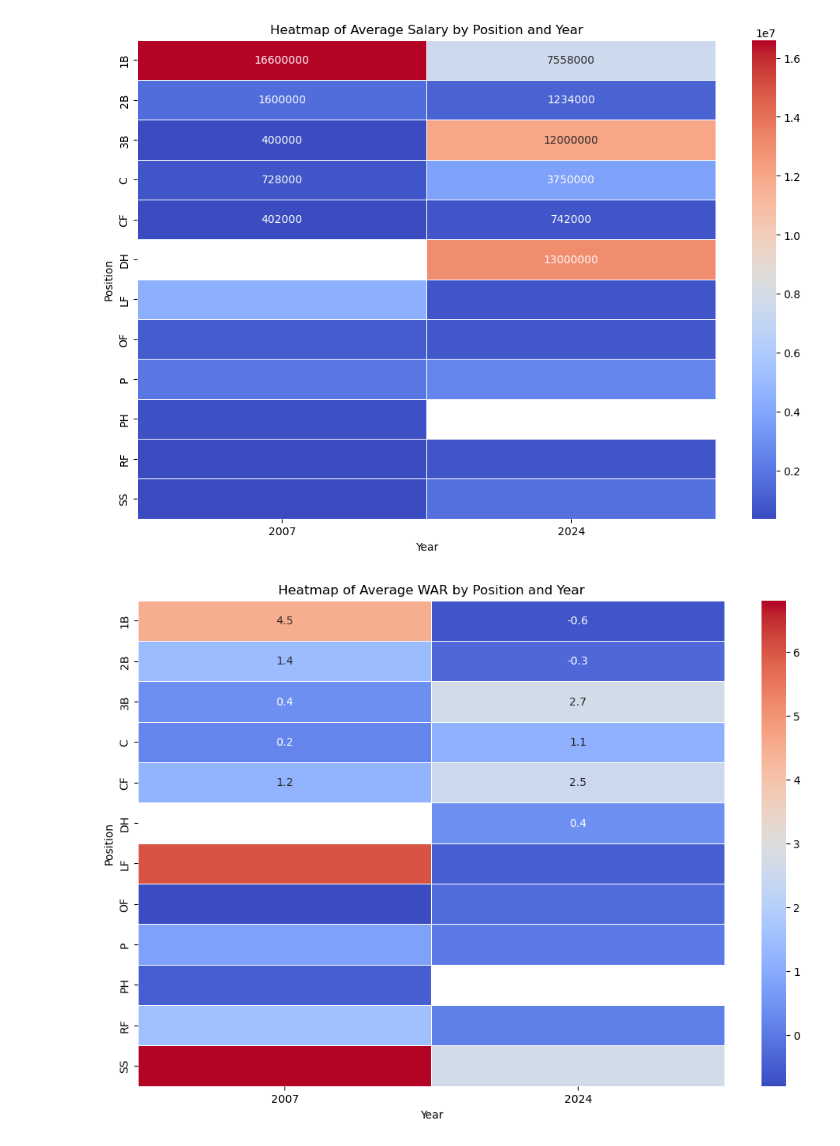
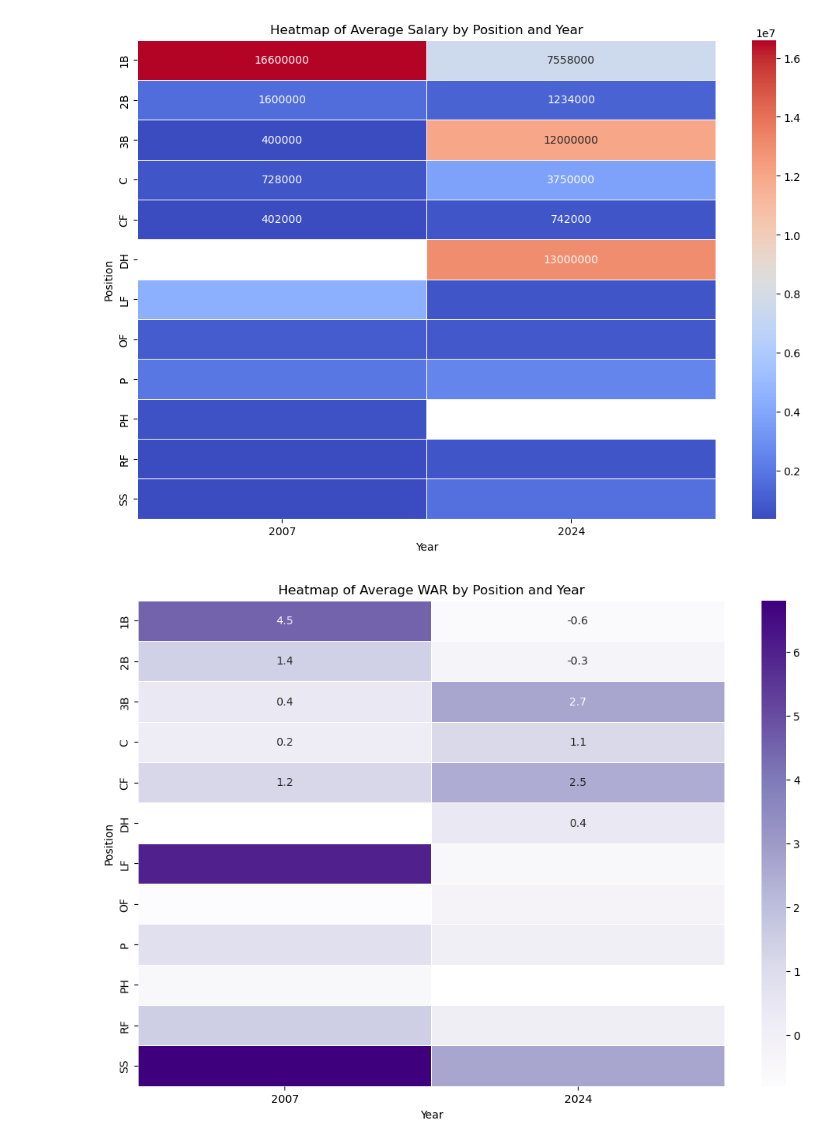
Before and after one commit to cassydm/rockies_moneyball_part-deux, a Jupyter notebook: Test_files/New_Sando.ipynb, the cells around one changed output. Drawn from its saved outputs; the diff is of its cells as text; code cells hidden in the pictures.

Commit message:
New Heat Map Updates

```diff
--- a/Test_files/New_Sando.ipynb
+++ b/Test_files/New_Sando.ipynb
@@ -413,13 +416,20 @@ else:
 # %%
 # Ensure 'WAR' data exists in position_salary_war
 if 'WAR' in position_salary_war.columns:
     plt.figure(figsize=(12, 8))
-    sns.heatmap(position_salary_war['WAR'].T, annot=True, fmt='.1f', cmap='coolwarm', linewidths=.5)
+    sns.heatmap(position_salary_war['WAR'].T, annot=True, fmt='.1f', cmap='Purples', linewidths=.5)
     plt.title('Heatmap of Average WAR by Position and Year')
     plt.xlabel('Year')
     plt.ylabel('Position')
-    plt.show()
+    # plt.show()
+    plt.savefig("../Test_files/Appearance_Figures/4. heat_map_of_avg_WAR_by_Position_and_Year_2007 vs 2024.png")
 else:
     print("Column 'WAR' not found in position_salary_war DataFrame.")
+
+
+
+
+
+# "../Test_files/Appearance_Figures/4.heatmap of avg. WAR by position by year 2007 vs 2024.png",bbox_inches='tight'
 # %% [output]
-[figure, old version]
+[figure, new version]
```
Also changed, not shown: parts of 4 cells of this notebook, 8 other files.
